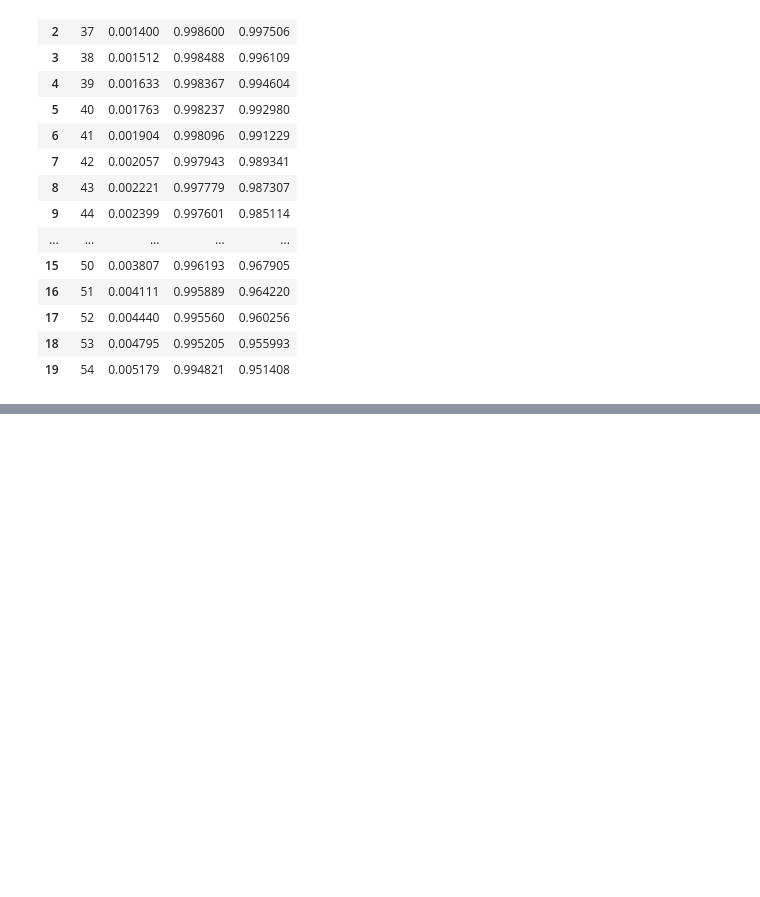
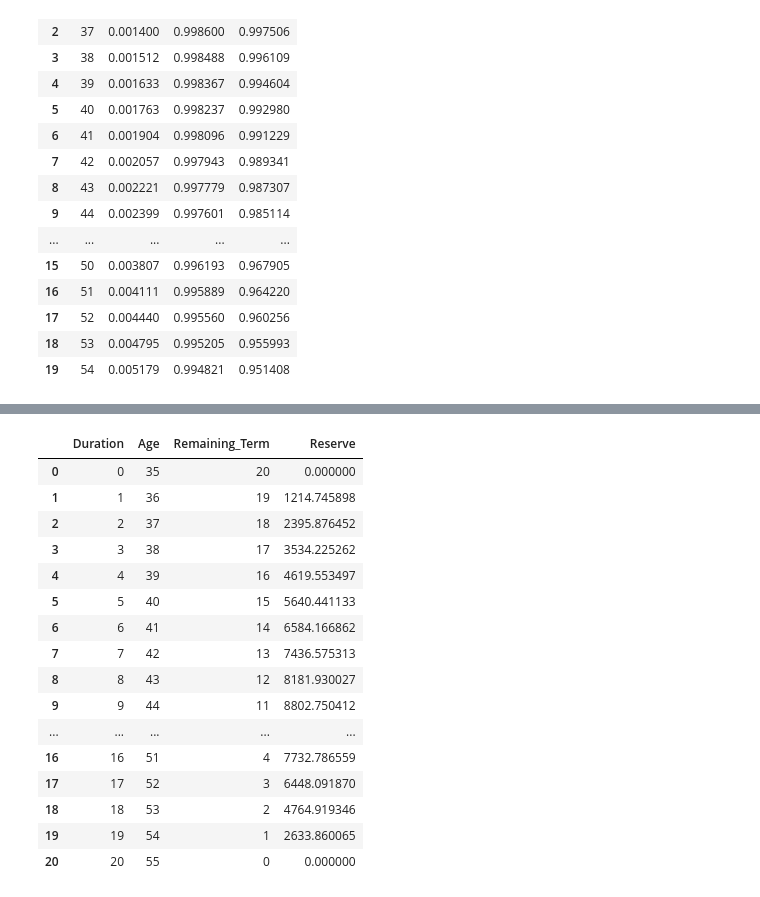
Before and after one commit to Pathaan/AI-Actuarial-Calculator, a Jupyter notebook: notebooks/term_assurance.ipynb, the cells around one changed output, grey strips where cells are left out. Saved outputs shown, nothing was run; the diff lists cells and outputs as text; code cells hidden in the pictures; blank space fills up the shorter version.

```diff
--- a/notebooks/term_assurance.ipynb
+++ b/notebooks/term_assurance.ipynb
@@ -125,0 +145,82 @@ EPV of Benefits: ₹29,618.88
+# %%
+def calculate_reserves(
+    entry_age,
+    policy_term,
+    sum_assured,
+    annual_premium,
+    mortality_table,
+    interest_rate
+):
+    v = 1 / (1 + interest_rate)
+
+    reserves = []
+
+    for t in range(policy_term + 1):
+
+        remaining_term = policy_term - t
+
+        future_benefits_epv = 0
+        future_premiums_epv = 0
+        survival_probability = 1.0
+
+        for k in range(remaining_term):
+
+            qx = mortality_table.loc[t + k, "qx"]
+            px = 1 - qx
+
+            future_benefits_epv += (
+                sum_assured
+                * (v ** (k + 1))
+                * survival_probability
+                * qx
+            )
+
+            future_premiums_epv += (
+                (v ** k) * survival_probability
+            )
+
+            survival_probability *= px
+
+        reserve = (
+            future_benefits_epv
+            - annual_premium * future_premiums_epv
+        )
+
+        reserves.append({
+            "Duration": t,
+            "Age": entry_age + t,
+            "Remaining_Term": remaining_term,
+            "Reserve": reserve
+        })
+
+    return pd.DataFrame(reserves)
+
+
+reserve_df = calculate_reserves(
+    ENTRY_AGE,
+    POLICY_TERM,
+    SUM_ASSURED,
+    annual_premium,
+    mortality_table,
+    INTEREST_RATE
+)
+
+reserve_df
+# %% [output]
+|  | Duration | Age | Remaining_Term | Reserve |
+| 0 | 0 | 35 | 20 | 0.000000 |
+| 1 | 1 | 36 | 19 | 1214.745898 |
+| 2 | 2 | 37 | 18 | 2395.876452 |
+| 3 | 3 | 38 | 17 | 3534.225262 |
+| 4 | 4 | 39 | 16 | 4619.553497 |
+| 5 | 5 | 40 | 15 | 5640.441133 |
+| 6 | 6 | 41 | 14 | 6584.166862 |
+| 7 | 7 | 42 | 13 | 7436.575313 |
+| 8 | 8 | 43 | 12 | 8181.930027 |
+| 9 | 9 | 44 | 11 | 8802.750412 |
+| ... | ... | ... | ... | ... |
+| 16 | 16 | 51 | 4 | 7732.786559 |
+| 17 | 17 | 52 | 3 | 6448.091870 |
+| 18 | 18 | 53 | 2 | 4764.919346 |
+| 19 | 19 | 54 | 1 | 2633.860065 |
+| 20 | 20 | 55 | 0 | 0.000000 |
```
Also changed, not shown: parts of 7 cells of this notebook, 1 other file.
